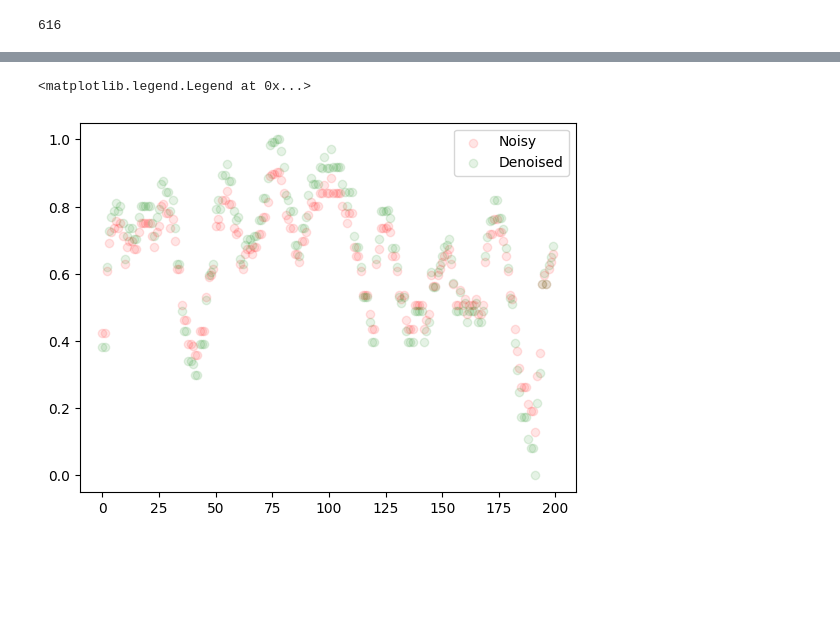
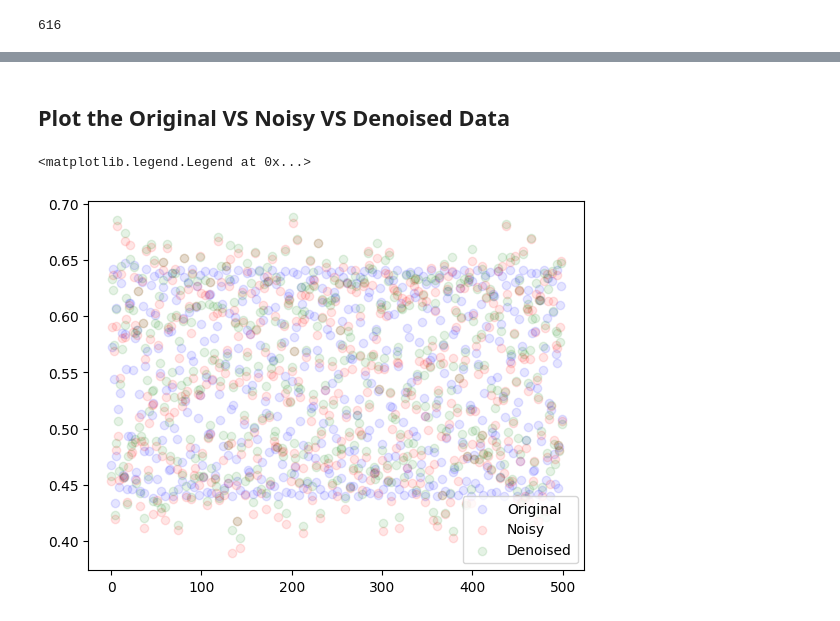
Before and after one commit to ari-dasci/S-DenoGrad, a Jupyter notebook: src/WTH/dense_NN.ipynb, the cells around one changed output, grey strips where cells are left out. Drawn from its saved outputs; the diff is of its cells as text; code cells hidden in the pictures; blank space fills up the shorter version.

```diff
--- a/src/WTH/dense_NN.ipynb
+++ b/src/WTH/dense_NN.ipynb
@@ -208,11 +321,11 @@ hidden_size = 128  # Número de neuronas en la capa oculta
 output_size = 1  # Predicción de una variable
 
 # Crear el modelo
-model = DenseTemporalModel(input_size, hidden_size, output_size).to(device)
+model_noisy = DenseTemporalModel(input_size, hidden_size, output_size).to(device)
 
 # Definir la función de pérdida y el optimizador
 criterion = nn.MSELoss()  # Error cuadrático medio
-optimizer = optim.Adam(model.parameters(), lr=0.001)
+optimizer = optim.Adam(model_noisy.parameters(), lr=0.001)
 # %%
 train_dataloader = DataLoader(train_dataset, batch_size=32, shuffle=False)
 val_dataloader = DataLoader(val_dataset, batch_size=32, shuffle=False)
@@ -340,16 +395,17 @@ df_noisy.shape
 # %%
 x_cols = df_noisy.columns[:-1]
-x_sliding = df_noisy[x_cols][-200:].reset_index(drop=True)
-y_sliding = df_noisy[['y']][-200:].reset_index(drop=True)
+x_sliding = df_noisy[x_cols].copy()#.reset_index(drop=True)
+y_sliding = df_noisy[['Y']].copy()#.reset_index(drop=True)
 df_to_denoise = SlidingWindowDataset(x_sliding, y_sliding, window_size=window_size, future=1)
 # df_to_denoise = DataLoader(df_to_denoise, batch_size=len(df_to_denoise), shuffle=False)
 # %%
-dlnr = DLNoiseReduction(model=model, criterion=criterion, is_ts=True)
+dlnr = DLNoiseReduction(model=model_noisy, criterion=criterion, is_ts=True)
 dlnr.fit(df_to_denoise)
 # %%
 X_denoised, y_denoised = dlnr.transform(
     nrr=0.01,
-    nr_threshold=0.05,
+    nr_threshold=0.005,
     max_epochs=500,
-    plot_progress=False
+    plot_progress=False,
+    denoise_y=False,
 )
@@ -445,7 +412,10 @@ y_denoised = scaler2.fit_transform(y_denoised)
+# %% [markdown]
+## Plot the Original VS Noisy VS Denoised Data
 # %%
-plt.scatter(range(len(df_noisy['y'][-200:])), df_noisy['y'][-200:], alpha=0.1, c='r', label='Noisy')
-plt.scatter(range(len(y_denoised)), y_denoised, alpha=0.1, c='g', label='Denoised')
+plt.scatter(range(len(df_scaled[df_scaled.columns[1]][100:600])), df_scaled[df_scaled.columns[1]][100:600], alpha=0.1, c='b', label='Original')
+plt.scatter(range(len(df_noisy[df_noisy.columns[1]][100:600])), df_noisy[df_noisy.columns[1]][100:600], alpha=0.1, c='r', label='Noisy')
+plt.scatter(range(len(X_denoised[X_denoised.columns[1]][100:600])), X_denoised[X_denoised.columns[1]][100:600], alpha=0.1, c='g', label='Denoised')
 plt.legend()
 # %% [output]
 <matplotlib.legend.Legend at 0x...>
-[figure, old version]
+[figure, new version]
```
Also changed, not shown: parts of 87 cells of this notebook, 9 other files.
